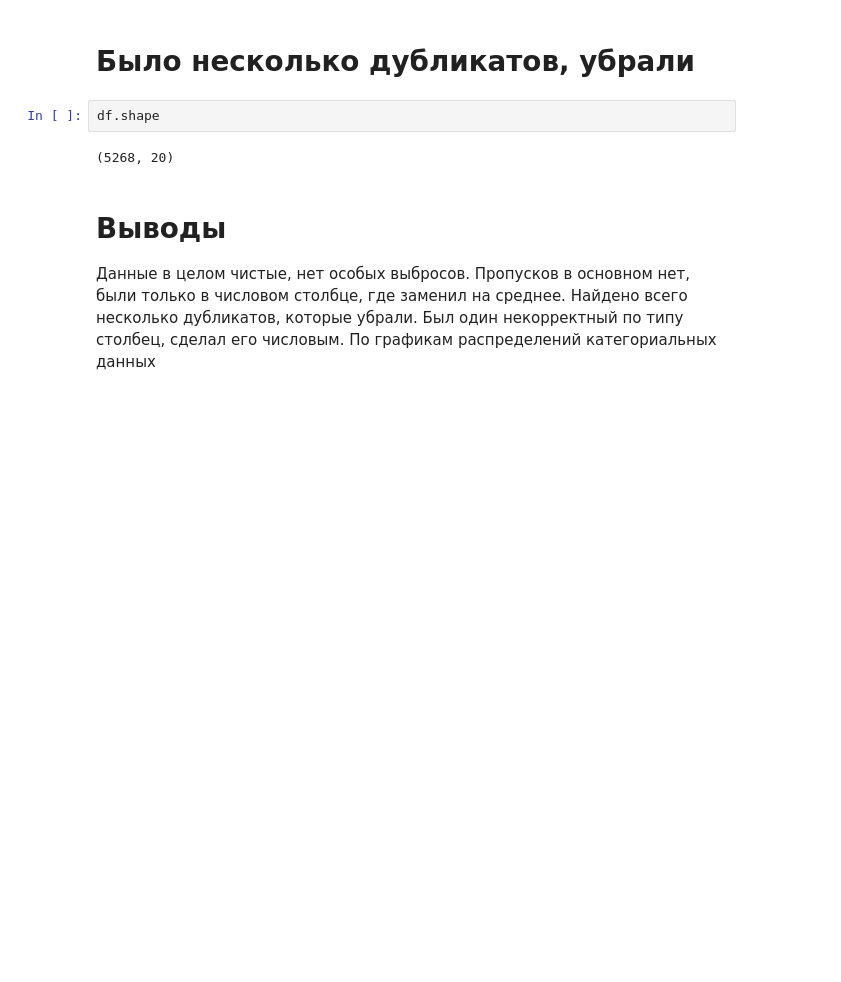
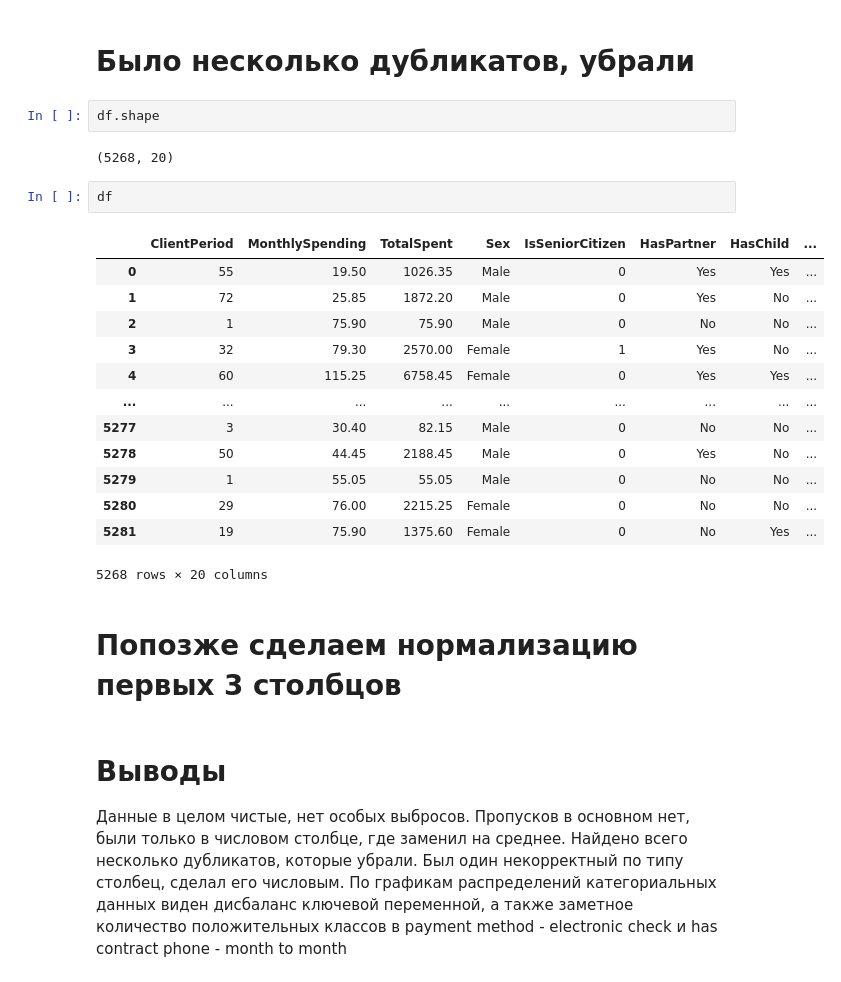
Before and after one commit to matveisut/PredictingUserChurn, a Jupyter notebook: notebooks/main.ipynb, the cells around one changed output. Saved outputs shown, nothing was run; the diff lists cells and outputs as text; blank space fills up the shorter version.

```diff
--- a/notebooks/main.ipynb
+++ b/notebooks/main.ipynb
@@ -147,7 +150,25 @@ df.drop_duplicates(inplace= True )
 df.shape
 # %% [output]
 (5268, 20)
+# %%
+df
+# %% [output]
+|  | ClientPeriod | MonthlySpending | TotalSpent | Sex | IsSeniorCitizen | HasPartner | HasChild | ... |
+| 0 | 55 | 19.50 | 1026.35 | Male | 0 | Yes | Yes | ... |
+| 1 | 72 | 25.85 | 1872.20 | Male | 0 | Yes | No | ... |
+| 2 | 1 | 75.90 | 75.90 | Male | 0 | No | No | ... |
+| 3 | 32 | 79.30 | 2570.00 | Female | 1 | Yes | No | ... |
+| 4 | 60 | 115.25 | 6758.45 | Female | 0 | Yes | Yes | ... |
+| ... | ... | ... | ... | ... | ... | ... | ... | ... |
+| 5277 | 3 | 30.40 | 82.15 | Male | 0 | No | No | ... |
+| 5278 | 50 | 44.45 | 2188.45 | Male | 0 | Yes | No | ... |
+| 5279 | 1 | 55.05 | 55.05 | Male | 0 | No | No | ... |
+| 5280 | 29 | 76.00 | 2215.25 | Female | 0 | No | No | ... |
+| 5281 | 19 | 75.90 | 1375.60 | Female | 0 | No | Yes | ... |
+5268 rows × 20 columns
+# %% [markdown]
+# Попозже сделаем нормализацию первых 3 столбцов
 # %% [markdown]
 # Выводы
 
-Данные в целом чистые, нет особых выбросов. Пропусков в основном нет, были только в числовом столбце, где заменил на среднее. Найдено всего несколько дубликатов, которые убрали. Был один некорректный по типу столбец, сделал его числовым. По графикам распределений категориальных данных
+Данные в целом чистые, нет особых выбросов. Пропусков в основном нет, были только в числовом столбце, где заменил на среднее. Найдено всего несколько дубликатов, которые убрали. Был один некорректный по типу столбец, сделал его числовым. По графикам распределений категориальных данных виден дисбаланс ключевой переменной, а также заметное количество положительных классов в payment method - electronic check и has contract phone - month to month
```
Also changed, not shown: parts of 12 cells of this notebook, 4 other files.
